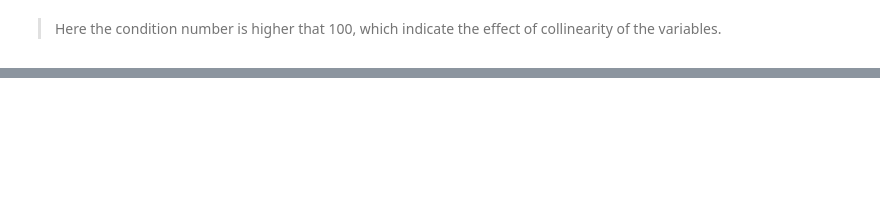
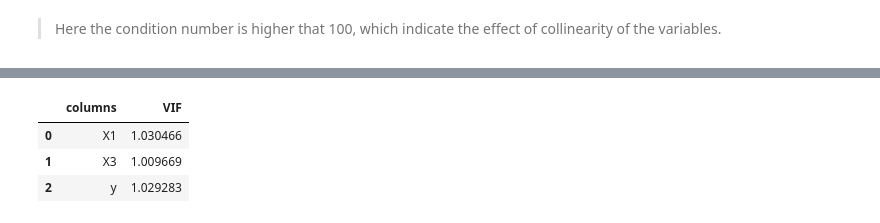
Before and after one commit to anushome09/Machine-Learning-Practise-Repo, a Jupyter notebook: Multicollinearity/understanding_multicollinearity.ipynb, the cells around one changed output, grey strips where cells are left out. Cells and saved outputs as stored; diff of their text form; code cells hidden in the pictures; blank space fills up the shorter version.

Commit message:
removing multicollinearity

```diff
--- a/Multicollinearity/understanding_multicollinearity.ipynb
+++ b/Multicollinearity/understanding_multicollinearity.ipynb
@@ -87,0 +92,5 @@ Notes:
+# %%
+# Reduced the input matrix (by removing the corelated column)
+
+reduced_data = data[['X1', 'X3', 'y']]
+reduced_data.sample(5)
@@ -87,0 +109,13 @@ Notes:
+# %%
+vif = pd.DataFrame()
+vif['columns'] = reduced_data.columns
+
+# Calculating VIF for each feature
+vif['VIF'] = [variance_inflation_factor(reduced_data.values, i) for i in range(len(reduced_data.columns))]
+
+vif
+# %% [output]
+|  | columns | VIF |
+| 0 | X1 | 1.030466 |
+| 1 | X3 | 1.009669 |
+| 2 | y | 1.029283 |
```
Also changed, not shown: parts of 6 cells of this notebook.
